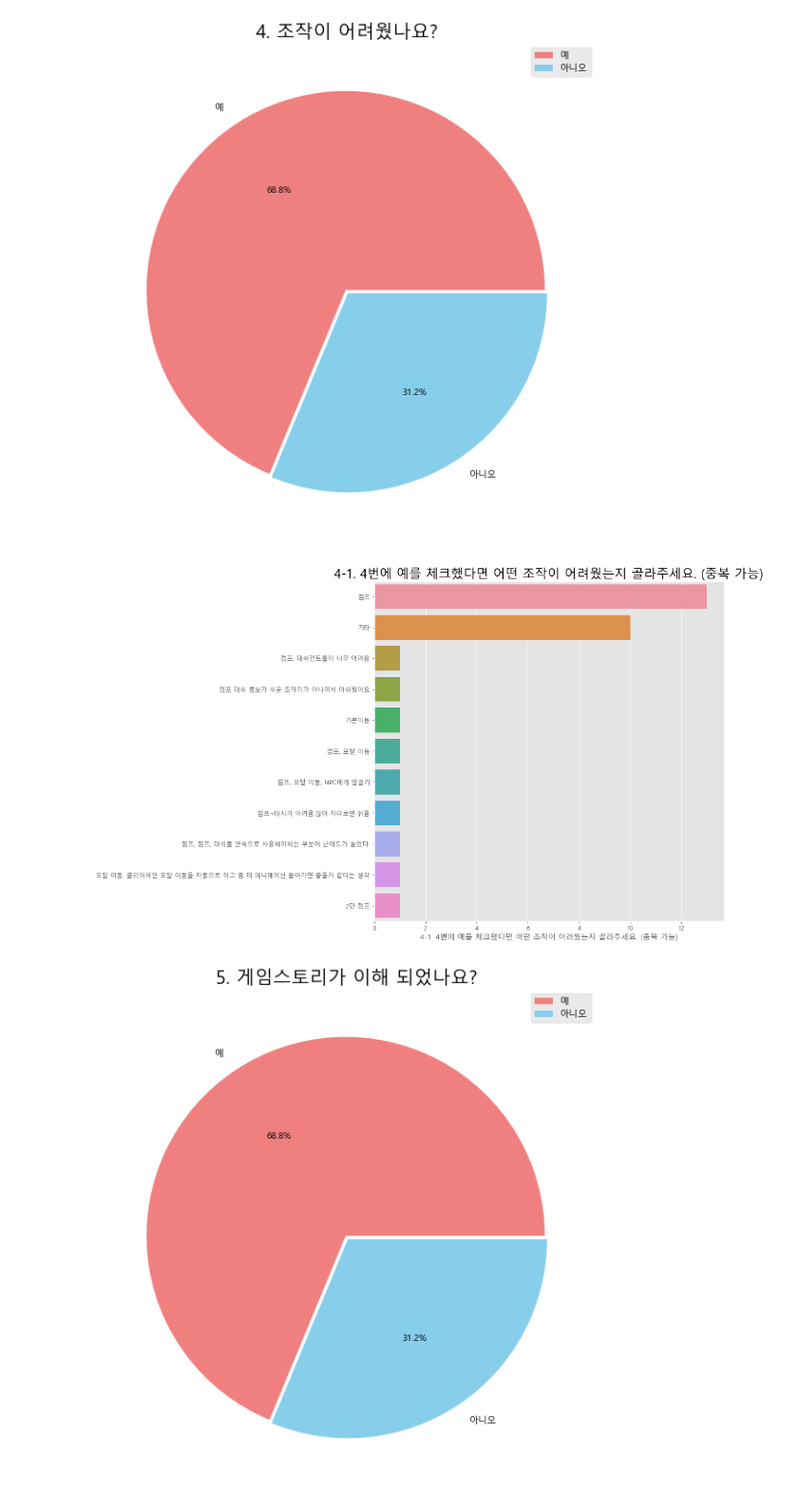
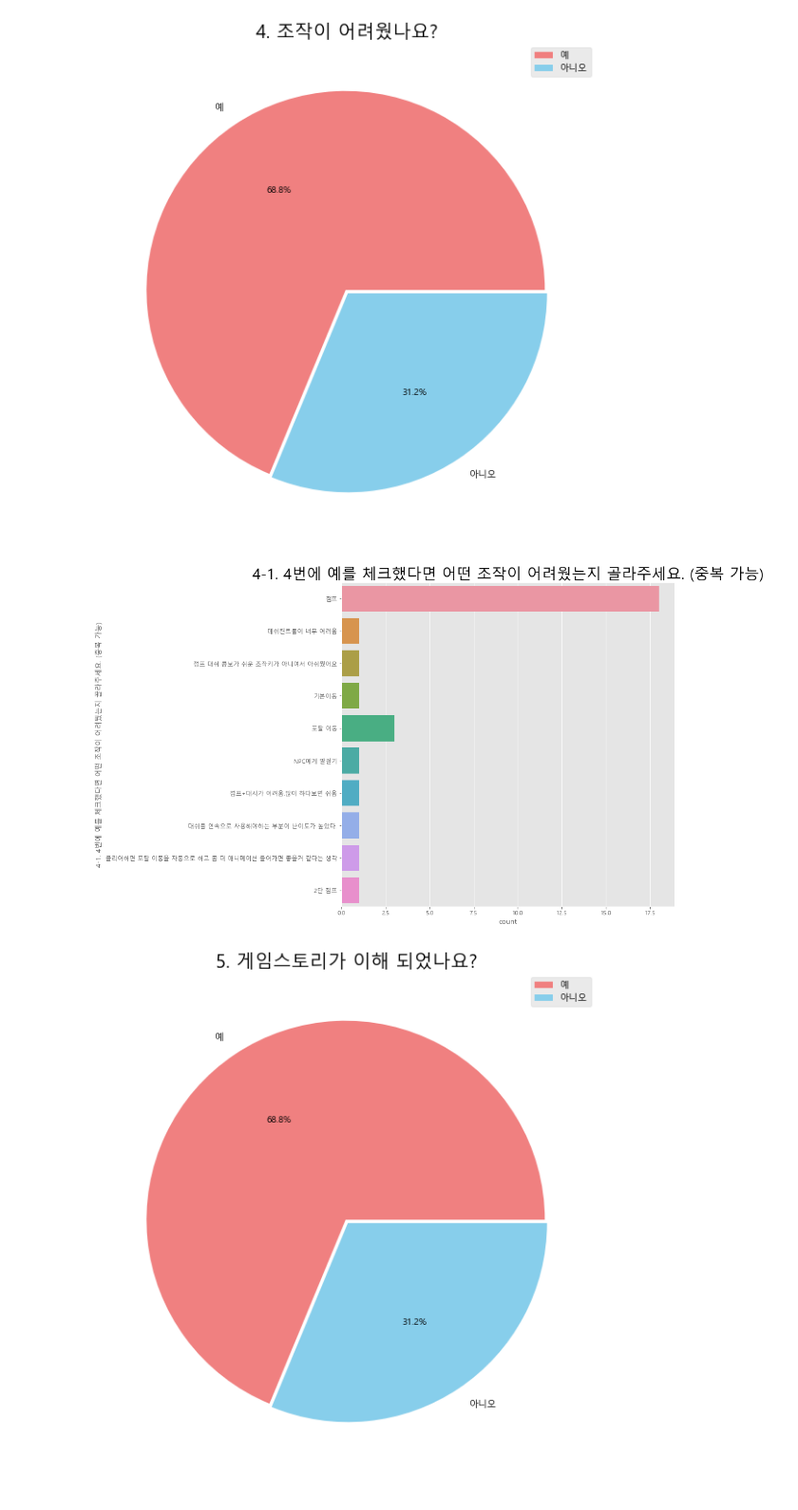
Before and after one commit to ds-wook/Python-Machine-Learning, a Jupyter notebook: Statistics/cat_story.ipynb, the cells around one changed output. Shown at 95% size. Cells and saved outputs as stored; diff of their text form; code cells hidden in the pictures.

```diff
--- a/Statistics/cat_story.ipynb
+++ b/Statistics/cat_story.ipynb
@@ -116,16 +100,16 @@ plt.legend(loc = "best")
 plt.show()
 # %% [output]
 [figure]
-# %%
-fig = plt.figure(figsize = (10, 10))
-cat['4-1. 4번에 예를 체크했다면 어떤 조작이 어려웠는지 골라주세요. (중복 가능)'].fillna("기타", inplace = True)
-x = cat['4-1. 4번에 예를 체크했다면 어떤 조작이 어려웠는지 골라주세요. (중복 가능)'].value_counts()
-y = cat['4-1. 4번에 예를 체크했다면 어떤 조작이 어려웠는지 골라주세요. (중복 가능)'].unique()
-sns.barplot(x = x, y = y)
-plt.title('4-1. 4번에 예를 체크했다면 어떤 조작이 어려웠는지 골라주세요. (중복 가능)', fontsize=20)
-plt.show()
-# %% [output]
-[figure, removed]
+# %%
+string = '4-1. 4번에 예를 체크했다면 어떤 조작이 어려웠는지 골라주세요. (중복 가능)'
+data = [i for s in cat[string].fillna("null") for i in s.split(", ") if s != "null"]
+df = pd.DataFrame(columns = [string], data = data)
+fig = plt.figure(figsize = (10, 10))
+g = sns.countplot(y = string, data = df, orient = "v")
+plt.title(string, fontsize = 25)
+plt.show()
+# %% [output]
+[figure, added]
 # %%
 fig = plt.figure(figsize = (10, 10))
 x = cat['5. 게임스토리가 이해 되었나요?'].value_counts()
```
Also changed, not shown: parts of 19 cells of this notebook.
